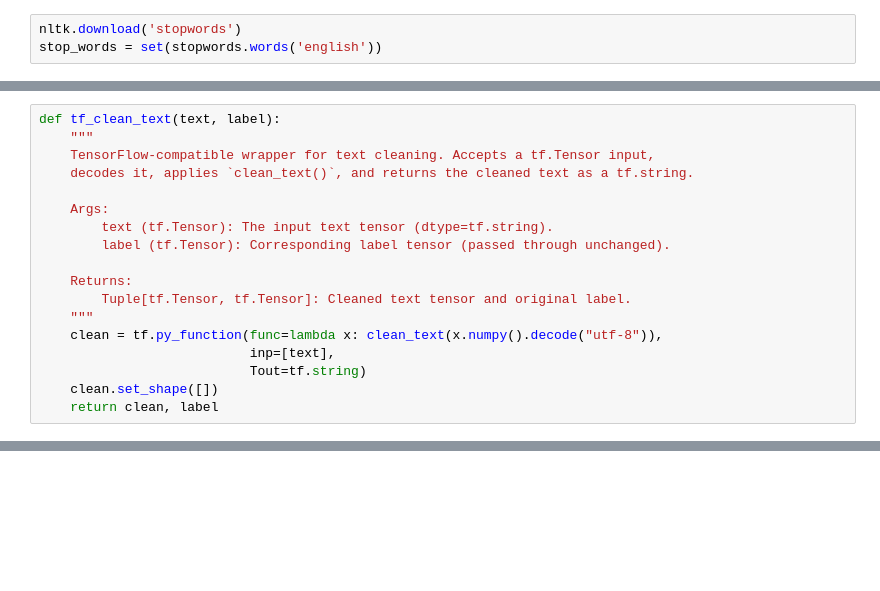
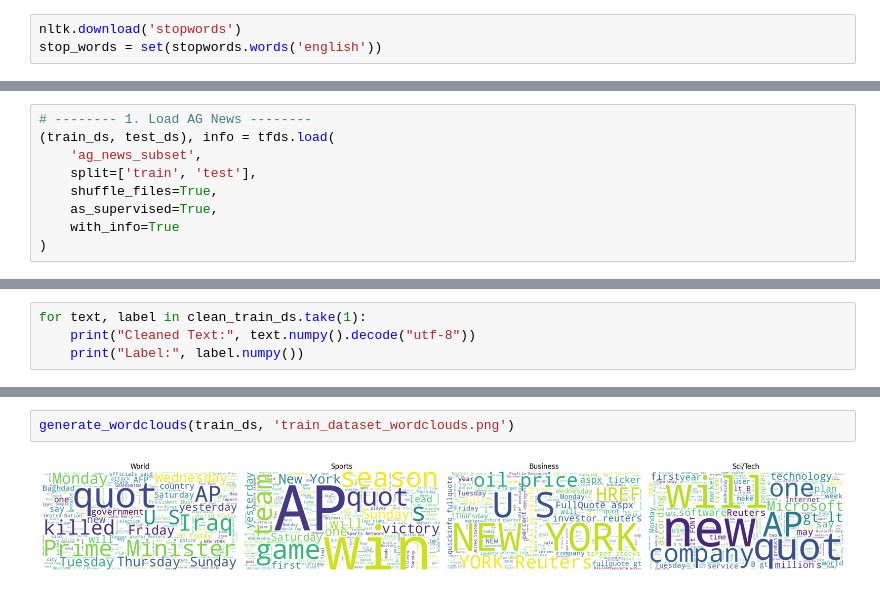
Before and after one commit to dgholamian/news-classification-attention-models, a Jupyter notebook: main.ipynb, the cells around one changed output, grey strips where cells are left out. Cells and saved outputs as stored; diff of their text form; blank space fills up the shorter version.

```diff
--- a/main.ipynb
+++ b/main.ipynb
@@ -43,18 +24,0 @@ def clean_text(text):
-# %%
-def tf_clean_text(text, label):
-    """
-    TensorFlow-compatible wrapper for text cleaning. Accepts a tf.Tensor input,
-    decodes it, applies `clean_text()`, and returns the cleaned text as a tf.string.
-
-    Args:
-        text (tf.Tensor): The input text tensor (dtype=tf.string).
-        label (tf.Tensor): Corresponding label tensor (passed through unchanged).
-
-    Returns:
-        Tuple[tf.Tensor, tf.Tensor]: Cleaned text tensor and original label.
-    """
-    clean = tf.py_function(func=lambda x: clean_text(x.numpy().decode("utf-8")),
-                           inp=[text],
-                           Tout=tf.string)
-    clean.set_shape([])
-    return clean, label
@@ -503,0 +25,9 @@ def plot_training_history(history, title, filename=None):
+# %%
+# -------- 1. Load AG News --------
+(train_ds, test_ds), info = tfds.load(
+    'ag_news_subset',
+    split=['train', 'test'],
+    shuffle_files=True,
+    as_supervised=True,
+    with_info=True
+)
@@ -503,0 +53,4 @@ def plot_training_history(history, title, filename=None):
+# %%
+for text, label in clean_train_ds.take(1):
+    print("Cleaned Text:", text.numpy().decode("utf-8"))
+    print("Label:", label.numpy())
@@ -503,0 +89,4 @@ def plot_training_history(history, title, filename=None):
+# %%
+generate_wordclouds(train_ds, 'train_dataset_wordclouds.png')
+# %% [output]
+[figure, added]
```
Also changed, not shown: parts of 83 cells of this notebook.
